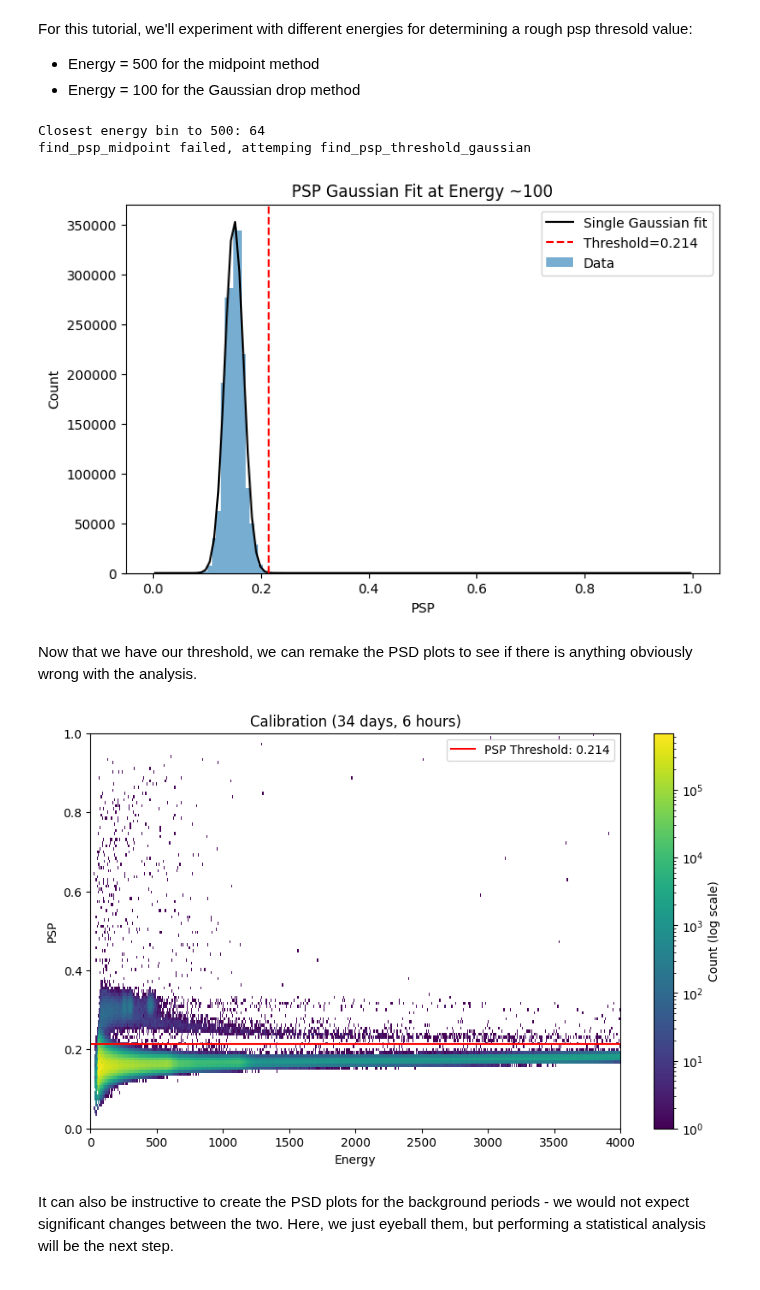
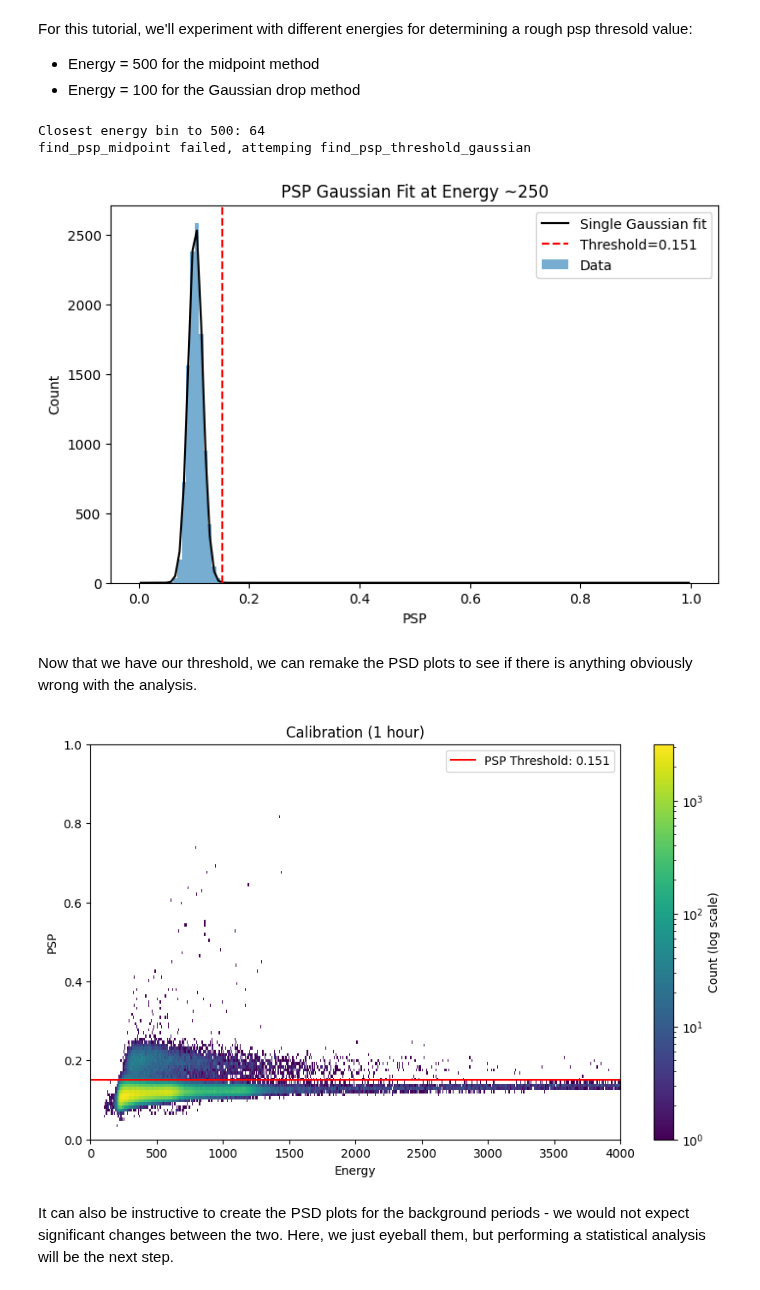
Before and after one commit to project-ida/arpa-e-experiments, a Jupyter notebook: tutorials/PSD-analysis.ipynb, the cells around one changed output. Drawn from its saved outputs; the diff is of its cells as text; code cells hidden in the pictures.

```diff
--- a/tutorials/PSD-analysis.ipynb
+++ b/tutorials/PSD-analysis.ipynb
@@ -23,8 +23,8 @@ Go ahead and change the `experiment_id` and `channel_number` below and then run
 
 You will be asked a couple of time to authenticate with your Google account, but after that all the analysis will happen automatically.
 # %%
-experiment_id = 1
-channel_number = 0
+experiment_id = 20
+channel_number = 4
 # %% [markdown]
 ## Libraries
 # %%
@@ -371,7 +368,7 @@ def double_gaussian(x, amp1, mu1, sigma1, amp2, mu2, sigma2):
 def find_psp_threshold_gaussian(data, target_energy=500,
                                      energy_range=(0, 4000), psp_range=(0, 1),
                                      energy_bins=512, psp_bins=128,
-                                     plot=True, mean_tol=0.02, amp_ratio_tol=0.1,
+                                     plot=True, mean_tol=0.05, amp_ratio_tol=0.1,
                                      drop_fraction=0.001):
     """
     Fits Gaussian(s) to PSP distribution at a given energy and finds PSP threshold
@@ -457,18 +454,18 @@ For this tutorial, we'll experiment with different energies for determining a ro
 # %%
 
 if data_exists("Calibration"):
   try:
     psp_threshold = find_psp_midpoint(psd_data["Calibration"], target_energy = 500, prominence=10)
   except:
     print("find_psp_midpoint failed, attemping find_psp_threshold_gaussian")
-    psp_threshold = find_psp_threshold_gaussian(psd_data["Calibration"], target_energy=100, drop_fraction=0.001)
+    psp_threshold = find_psp_threshold_gaussian(psd_data["Calibration"], target_energy=250, drop_fraction=0.001)
 else:
   psp_threshold = None
   print("‼️ Calibration data does not exist, cannot perform psp thresold analysis ‼️")
 # %% [output]
 Closest energy bin to 500: 64
 find_psp_midpoint failed, attemping find_psp_threshold_gaussian
-[figure, old version]
+[figure, new version]
 # %% [markdown]
 Now that we have our threshold, we can remake the PSD plots to see if there is anything obviously wrong with the analysis.
 # %%
@@ -477,7 +474,7 @@ if data_exists("Calibration"):
 else:
   print("‼️ Calibration data does not exist, cannot create PSD plot ‼️")
 # %% [output]
-[figure, old version]
+[figure, new version]
 # %% [markdown]
 It can also be instructive to create the PSD plots for the background periods - we would not expect significant changes between the two. Here, we just eyeball them, but performing a statistical analysis will be the next step.
 # %%
```
Also changed, not shown: parts of 6 cells of this notebook.
